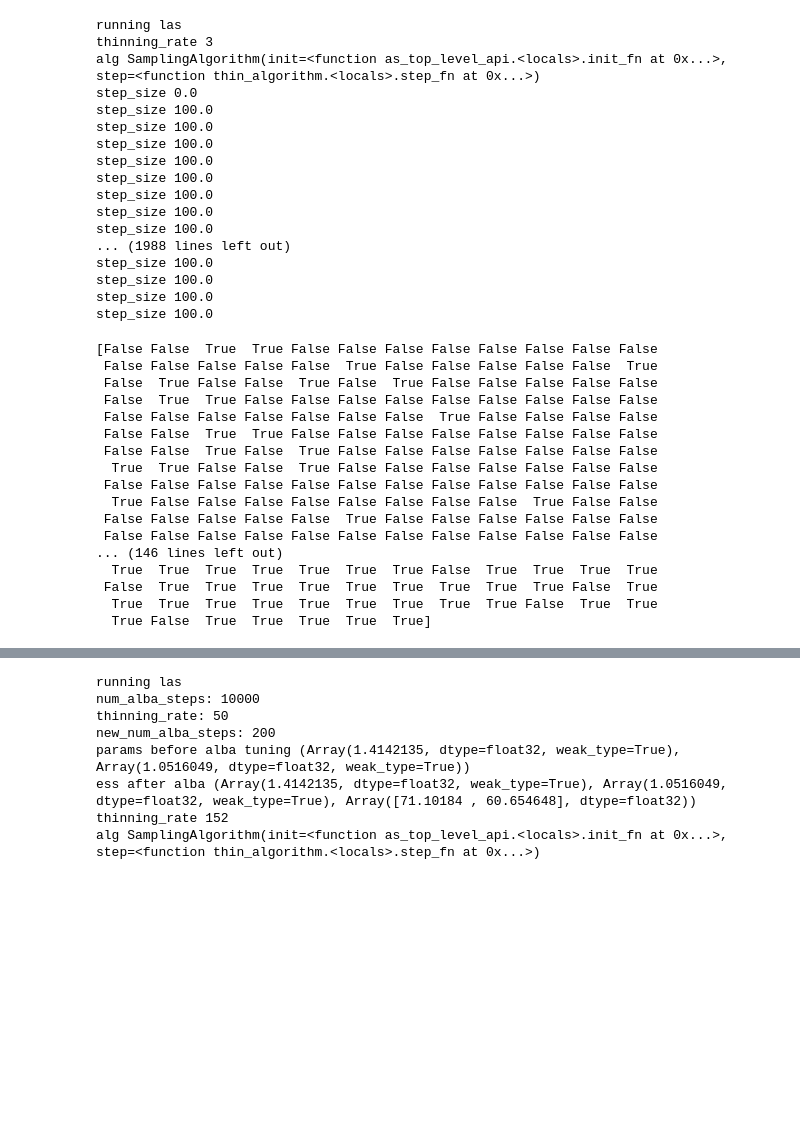
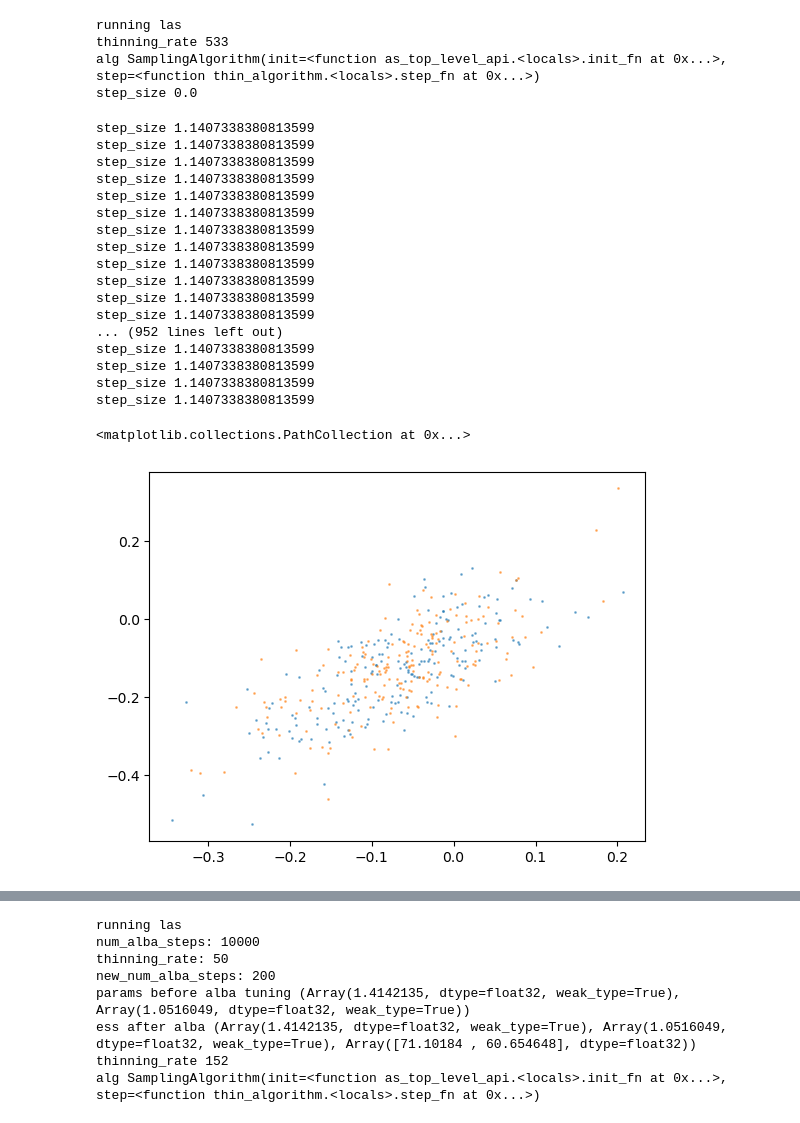
Before and after one commit to reubenharry/sampler-benchmarks, a Jupyter notebook: sampler-comparison/sampler_comparison/samplers/las.ipynb, the cells around one changed output, grey strips where cells are left out. Drawn from its saved outputs; the diff is of its cells as text; code cells hidden in the pictures; blank space fills up the shorter version.

```diff
--- a/sampler-comparison/sampler_comparison/samplers/las.ipynb
+++ b/sampler-comparison/sampler_comparison/samplers/las.ipynb
@@ -46,57 +46,52 @@ E0000 00:00:1761605026.504173 1226360 cuda_blas.cc:1418] Unable to register cuBL
 # %%
 # run las on banana
-model = IllConditionedGaussian(ndims=2, condition_number=1, eigenvalues='log')
-# model = stochastic_volatility_mams_paper
+# model = IllConditionedGaussian(ndims=2, condition_number=1, eigenvalues='log')
+model = stochastic_volatility_mams_paper
 # num_steps1 = 1000
-num_adjusted_steps = 2000
-num_chains = 1000
+num_adjusted_steps = 1000
+num_chains = 200
 diagonal_preconditioning = True
 print("running las")
-sampler = las(num_adjusted_steps, num_chains, diagonal_preconditioning, target_eevpd=1e-3)
+sampler = las(num_adjusted_steps, num_chains, diagonal_preconditioning, target_eevpd=5e-4)
 unadjusted_samples, adjusted_samples, infos, num_steps_unadjusted, step_sizes = sampler(model, key=jax.random.key(0))
 # print(samples)
 # print(samples.shape)
 # %% [output]
 running las
-thinning_rate 3
+thinning_rate 533
 alg SamplingAlgorithm(init=<function as_top_level_api.<locals>.init_fn at 0x...>, step=<function thin_algorithm.<locals>.step_fn at 0x...>)
 step_size 0.0
-step_size 100.0
-step_size 100.0
-step_size 100.0
-step_size 100.0
-step_size 100.0
-step_size 100.0
-step_size 100.0
-step_size 100.0
-... (1988 lines left out)
-step_size 100.0
-step_size 100.0
-step_size 100.0
-step_size 100.0
 # %%
 # # plt.plot(infos.acceptance_rate[:, 0])
 # # plt.show()
 # # show float not scientific notation
 # plt.plot(step_sizes)
 # _ = plt.hist(infos.acceptance_rate[-1, :])
-print((infos.is_accepted[0]))
-print(infos.is_divergent[0])
+# print((infos.is_accepted[0]))
+# print(infos.is_divergent[0])
+# print(infos.energy[:, 6])
+# unadjusted_samples
+plt.scatter(unadjusted_samples[:, 0], unadjusted_samples[:, 1], alpha=0.5, label='unadjusted', s=1.0)
+plt.scatter(adjusted_samples[-1, :, 0], adjusted_samples[-1, :, 1], alpha=0.5, label='adjusted', s=1.0)
+# plt.legend()
+# plt.show()
 # %% [output]
-[False False  True  True False False False False False False False False
- False False False False False  True False False False False False  True
- False  True False False  True False  True False False False False False
- False  True  True False False False False False False False False False
- False False False False False False False  True False False False False
- False False  True  True False False False False False False False False
- False False  True False  True False False False False False False False
-  True  True False False  True False False False False False False False
- False False False False False False False False False False False False
-  True False False False False False False False False  True False False
- False False False False False  True False False False False False False
- False False False False False False False False False False False False
-... (146 lines left out)
-  True  True  True  True  True  True  True False  True  True  True  True
- False  True  True  True  True  True  True  True  True  True False  True
-  True  True  True  True  True  True  True  True  True False  True  True
-  True False  True  True  True  True  True]
+step_size 1.1407338380813599
+step_size 1.1407338380813599
+step_size 1.1407338380813599
+step_size 1.1407338380813599
+step_size 1.1407338380813599
+step_size 1.1407338380813599
+step_size 1.1407338380813599
+step_size 1.1407338380813599
+step_size 1.1407338380813599
+step_size 1.1407338380813599
+step_size 1.1407338380813599
+step_size 1.1407338380813599
+... (952 lines left out)
+step_size 1.1407338380813599
+step_size 1.1407338380813599
+step_size 1.1407338380813599
+step_size 1.1407338380813599
+<matplotlib.collections.PathCollection at 0x...>
+[figure, added]
```
Also changed, not shown: parts of 6 cells of this notebook, 3 other files.
